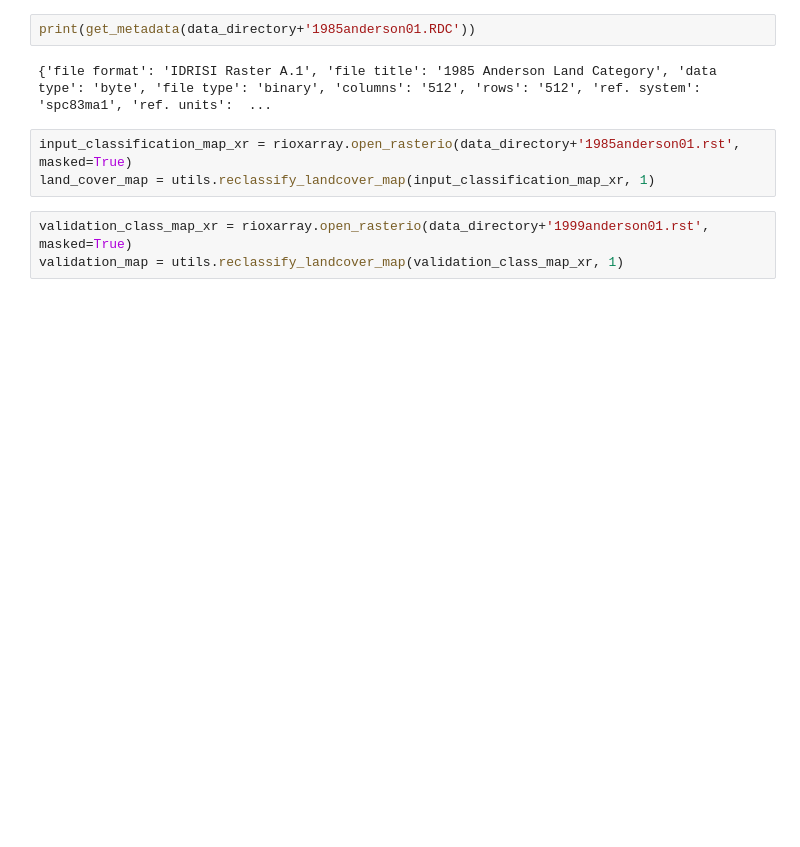
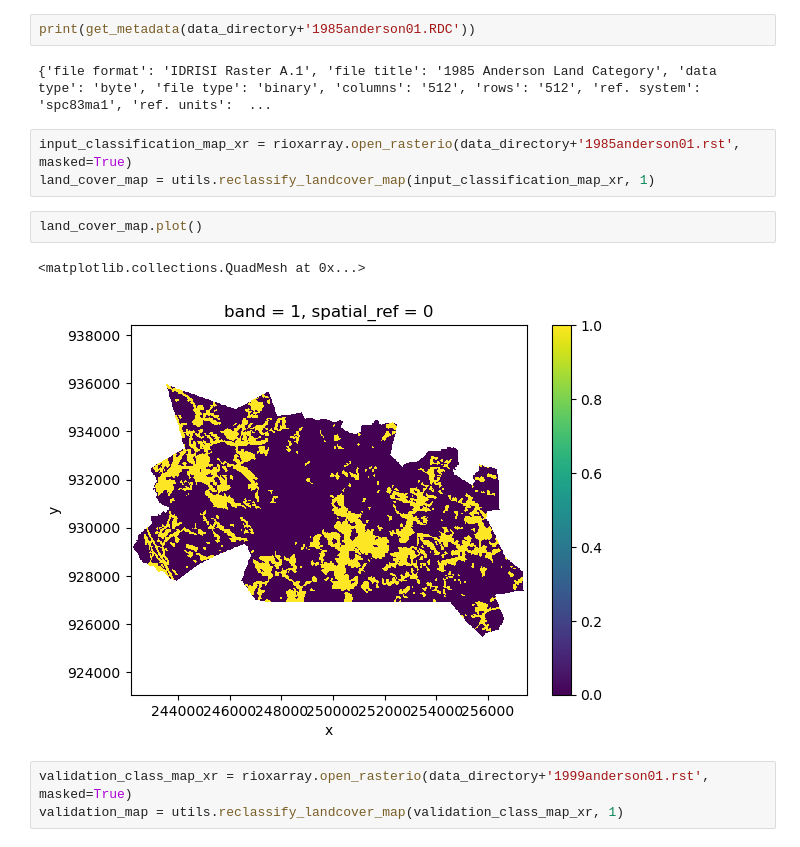
Before and after one commit to DWGodwin/geomod, a Jupyter notebook: predict-example.ipynb, the cells around one changed output. Drawn from its saved outputs; the diff is of its cells as text; blank space fills up the shorter version.

```diff
--- a/predict-example.ipynb
+++ b/predict-example.ipynb
@@ -36,6 +39,11 @@ print(get_metadata(data_directory+'1985anderson01.RDC'))
 # %%
 input_classification_map_xr = rioxarray.open_rasterio(data_directory+'1985anderson01.rst', masked=True)
 land_cover_map = utils.reclassify_landcover_map(input_classification_map_xr, 1)
+# %%
+land_cover_map.plot()
+# %% [output]
+<matplotlib.collections.QuadMesh at 0x...>
+[figure, added]
 # %%
 validation_class_map_xr = rioxarray.open_rasterio(data_directory+'1999anderson01.rst', masked=True)
 validation_map = utils.reclassify_landcover_map(validation_class_map_xr, 1)
```
Also changed, not shown: parts of 7 cells of this notebook, 1 other file.
